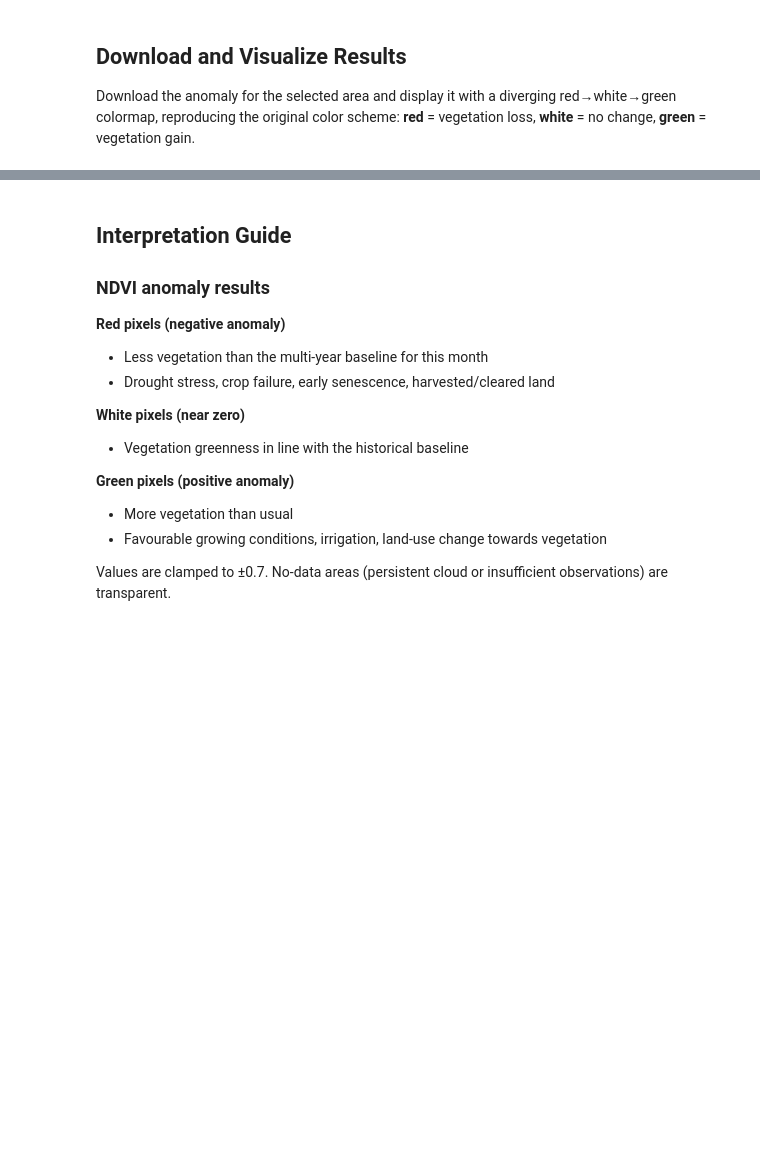
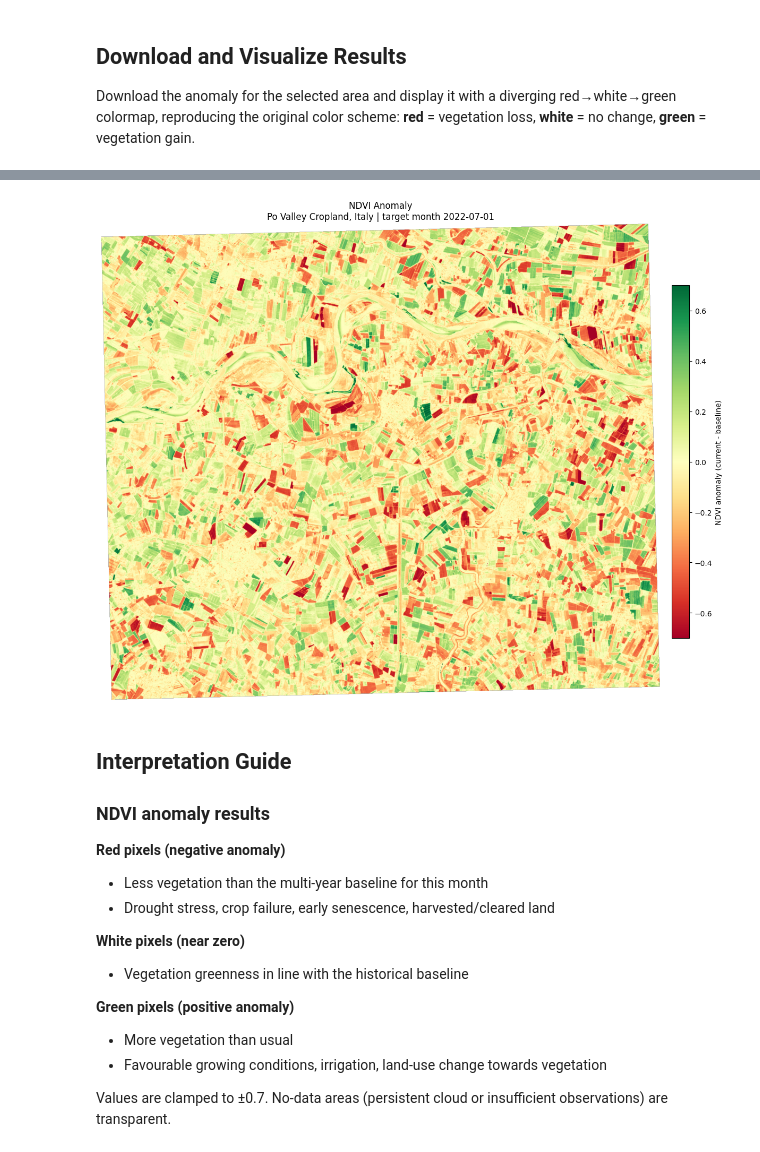
Before and after one commit to developmentseed/openeo-udp, a Jupyter notebook: notebooks/sentinel/sentinel-2/advanced_spectral_processing/ndvi_anomaly_detection.ipynb, the cells around one changed output, grey strips where cells are left out. Drawn from its saved outputs; the diff is of its cells as text; code cells hidden in the pictures; blank space fills up the shorter version.

```diff
--- a/notebooks/sentinel/sentinel-2/advanced_spectral_processing/ndvi_anomaly_detection.ipynb
+++ b/notebooks/sentinel/sentinel-2/advanced_spectral_processing/ndvi_anomaly_detection.ipynb
@@ -99,6 +101,6 @@ To change selections, use the interactive widgets in the next cell.
 # CDSE is required here because the multi-year Sentinel-2 archive is needed.
 connection, current_params = param_manager.quick_connect(
     param_set="po_valley_cropland_italy",
-    endpoint="ds_development",
+    endpoint="copernicus_dataspace",
 )
 # %% [output]
@@ -278,22 +278,30 @@ KeyboardInterrupt:
 # %%
-ds = rioxarray.open_rasterio(filename).squeeze()
+# Open the result. Some backends (e.g. titiler-openeo) return the single
+# anomaly band duplicated across bands; CDSE returns a single band. Select the
+# first data band so the plot works regardless of backend.
+ds = rioxarray.open_rasterio(filename)
+if "band" in ds.dims:
+    ds = ds.isel(band=0)
+ds = ds.squeeze()
 
 fig, ax = plt.subplots(figsize=(12, 10))
 im = ax.imshow(
     ds,
     extent=[ds.x.values.min(), ds.x.values.max(), ds.y.values.min(), ds.y.values.max()],
     cmap="RdYlGn",
     vmin=-anomaly_clamp,
     vmax=anomaly_clamp,
 )
 plt.colorbar(im, ax=ax, label="NDVI anomaly (current - baseline)", fraction=0.03, pad=0.02)
 ax.set_title(
     f"NDVI Anomaly\n{current_params['location_name']} | target month {time[0]}",
     fontsize=12,
 )
 ax.axis("off")
 plt.tight_layout()
 plt.show()
+# %% [output]
+[figure, added]
 # %% [markdown]
 ## Interpretation Guide
 
```
Also changed, not shown: parts of 6 cells of this notebook, 1 other file.
